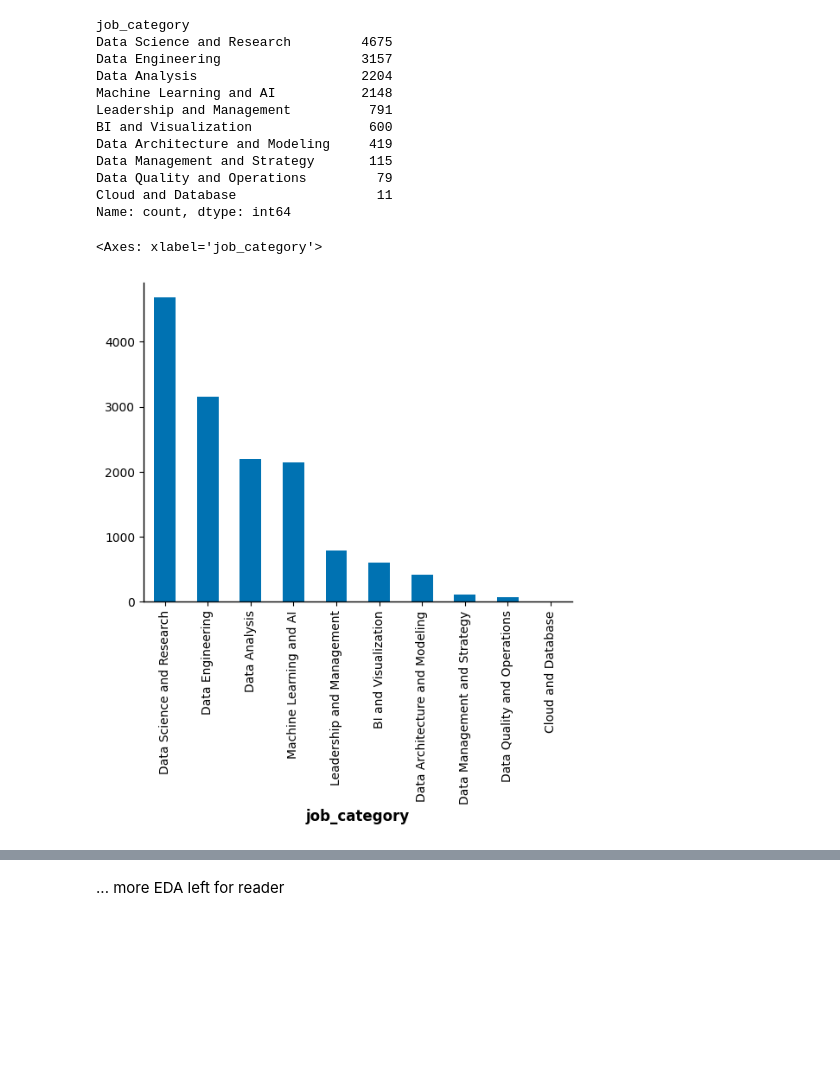
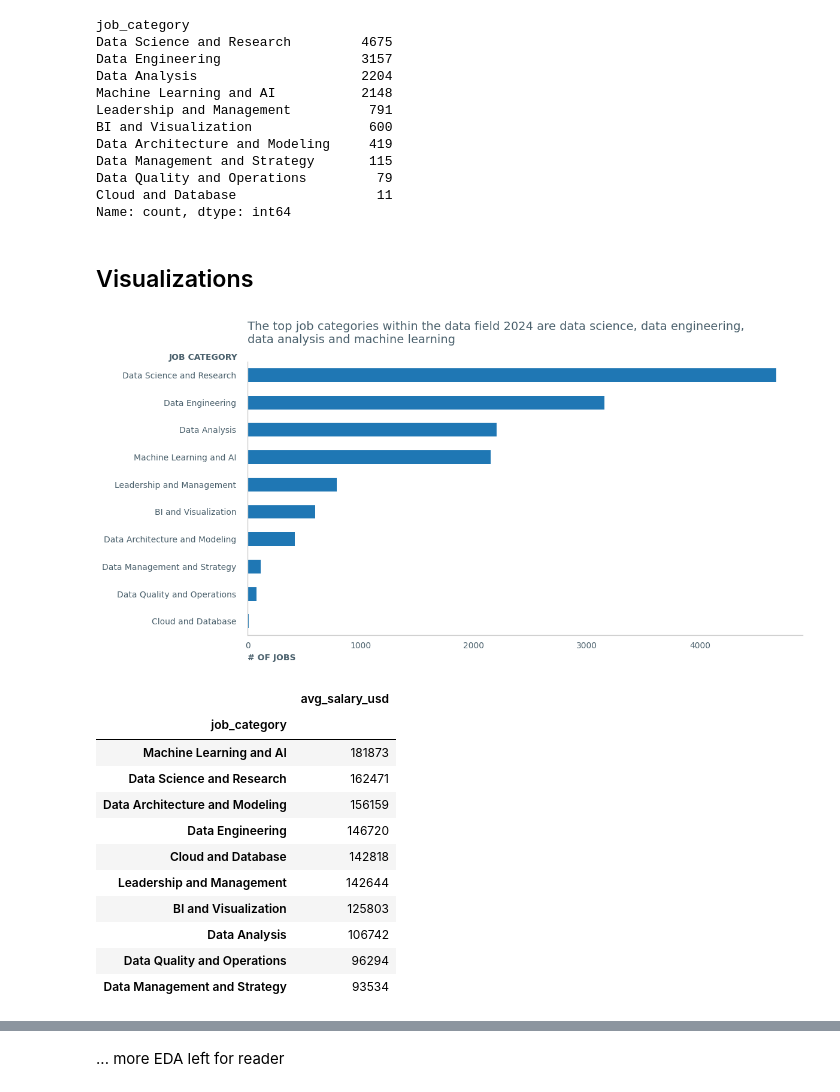
Before and after one commit to AIgineerAB/data_visualization_course, a Jupyter notebook: 05_mplstyle/mplstyle_storytelling.ipynb, the cells around one changed output, grey strips where cells are left out. Drawn from its saved outputs; the diff is of its cells as text; code cells hidden in the pictures; blank space fills up the shorter version.

```diff
--- a/05_mplstyle/mplstyle_storytelling.ipynb
+++ b/05_mplstyle/mplstyle_storytelling.ipynb
@@ -45,8 +43,60 @@ Data Management and Strategy       115
 Data Quality and Operations         79
 Cloud and Database                  11
 Name: count, dtype: int64
+# %% [markdown]
+## Visualizations
 # %%
-df["job_category"].value_counts().plot(kind = "bar")
+ax = (
+    df["job_category"]
+    .value_counts()
+    .plot(
+        kind="barh",
+        figsize=(12, 6),
+        ylabel="JOB CATEGORY",
+    )
+)
+
+ax.invert_yaxis()
+
+ax.set_title(
+    "The top job categories within the data field 2024 are data science, data engineering, \ndata analysis and machine learning",
+    pad=22,
+    loc="left",
+)
+ax.set_xlabel("# OF JOBS", loc="left")
+ax.set_ylabel("JOB CATEGORY", rotation=0)
+ax.yaxis.set_label_coords(-0.08, 1)
+
+fig = ax.get_figure()
+fig.tight_layout()
+fig.savefig("figures/number_data_jobs.png")
 # %% [output]
-<Axes: xlabel='job_category'>
-[figure, old version]
+[figure, new version]
+# %%
+df_salary = duckdb.query(
+    """
+    SELECT
+        job_category,
+        CAST(AVG(salary_in_usd) AS INT) AS avg_salary_usd
+    FROM
+        df
+    GROUP BY
+        job_category
+    ORDER BY avg_salary_usd DESC
+"""
+).df().set_index("job_category")
+
+df_salary
+# %% [output]
+|  | avg_salary_usd |
+| job_category |  |
+| Machine Learning and AI | 181873 |
+| Data Science and Research | 162471 |
+| Data Architecture and Modeling | 156159 |
+| Data Engineering | 146720 |
+| Cloud and Database | 142818 |
+| Leadership and Management | 142644 |
+| BI and Visualization | 125803 |
+| Data Analysis | 106742 |
+| Data Quality and Operations | 96294 |
+| Data Management and Strategy | 93534 |
```
Also changed, not shown: parts of 2 cells of this notebook, 4 other files.
